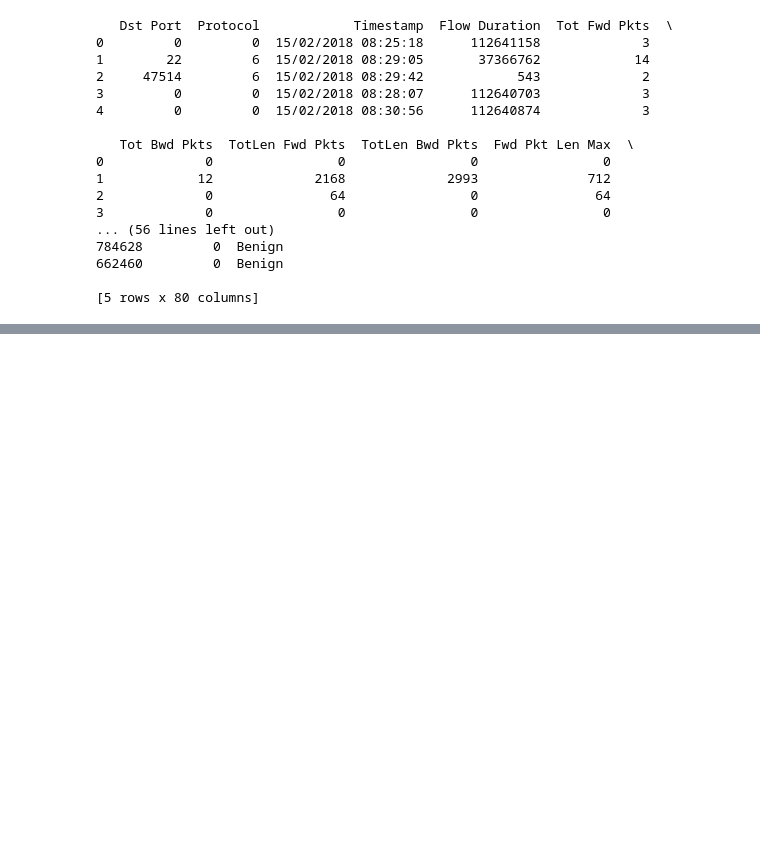
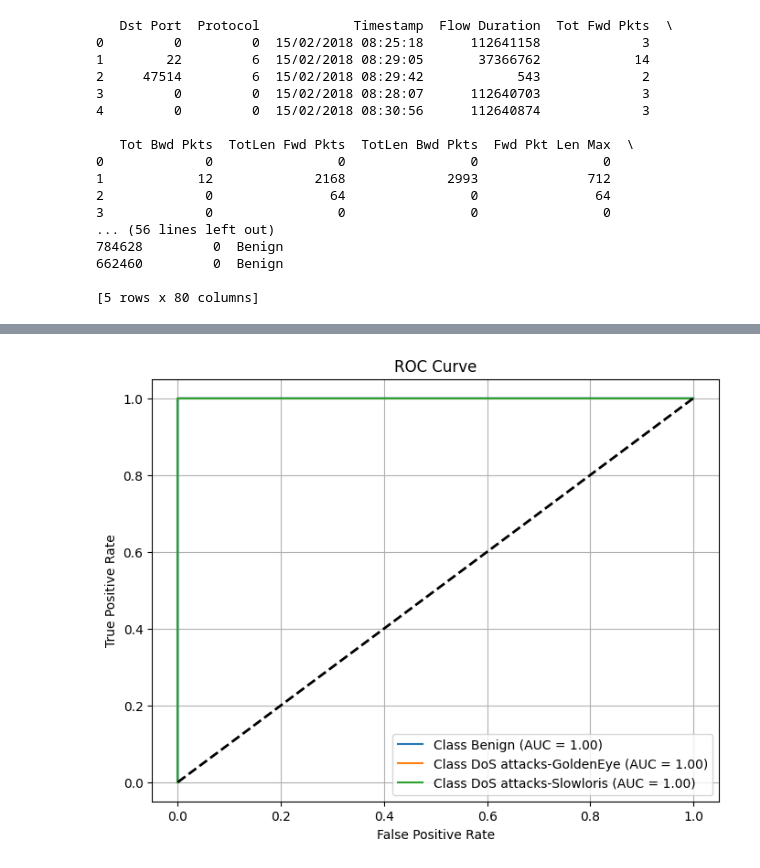
Before and after one commit to bookkuno/RandomForestClassifier, a Jupyter notebook: rfc.ipynb, the cells around one changed output, grey strips where cells are left out. Cells and saved outputs as stored; diff of their text form; code cells hidden in the pictures; blank space fills up the shorter version.

```diff
--- a/rfc.ipynb
+++ b/rfc.ipynb
@@ -115,0 +157,18 @@ Accuracy: 0.9999359261869674
+# %%
+# Step 11: ROC Curve Visualization
+y_test_prob = rf_model.predict_proba(X_test)
+plt.figure(figsize=(8, 6))
+for i in range(y_test_prob.shape[1]):
+    fpr, tpr, _ = roc_curve(y_test == i, y_test_prob[:, i])
+    roc_auc = auc(fpr, tpr)
+    plt.plot(fpr, tpr, label=f"Class {class_names[i]} (AUC = {roc_auc:.2f})")
+
+plt.plot([0, 1], [0, 1], "k--", lw=2)
+plt.title("ROC Curve")
+plt.xlabel("False Positive Rate")
+plt.ylabel("True Positive Rate")
+plt.legend(loc="best")
+plt.grid()
+plt.show()
+# %% [output]
+[figure, added]
```
Also changed, not shown: parts of 9 cells of this notebook, 1 other file.
